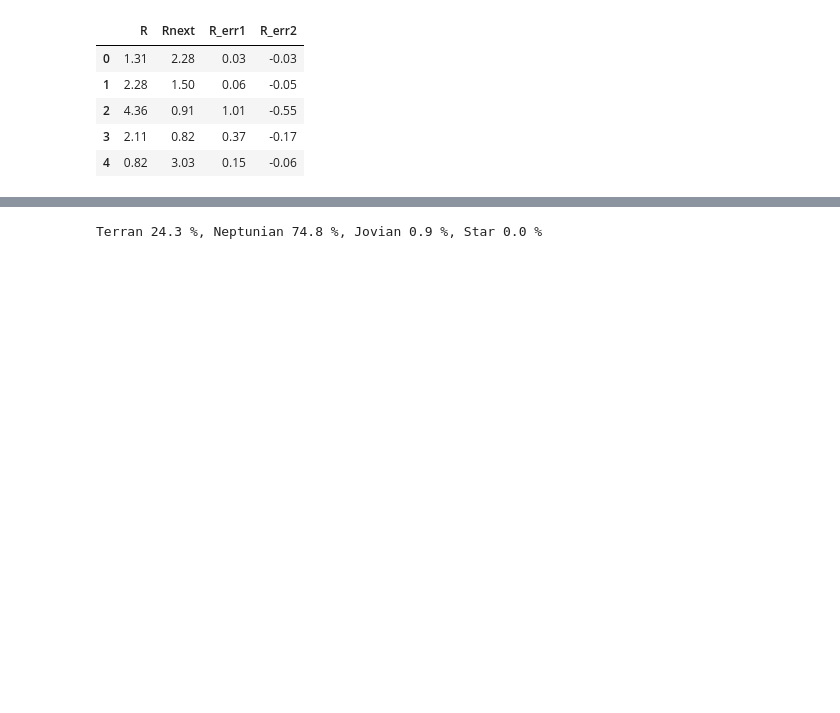
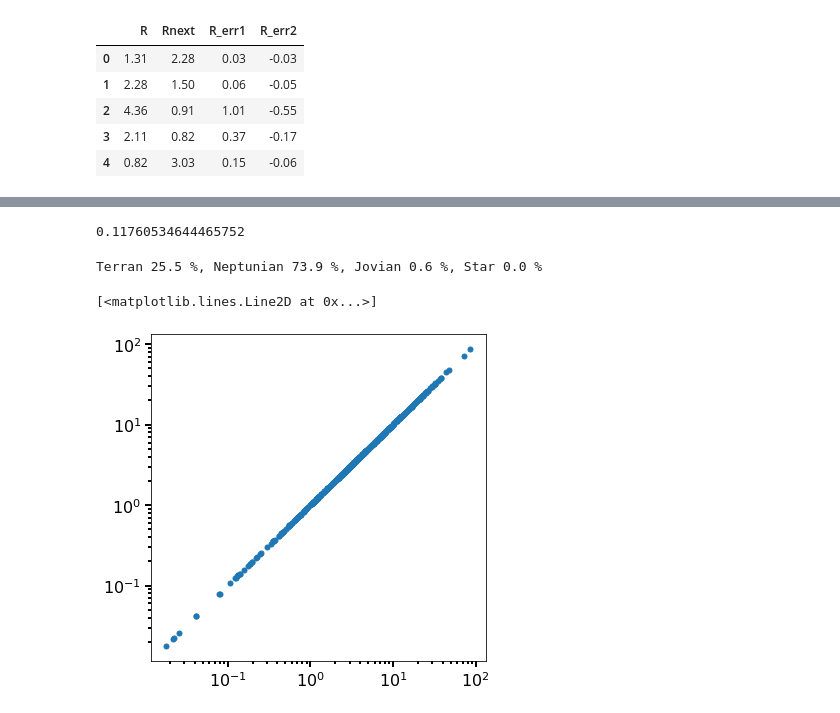
Before and after one commit to dtamayo/exomasses, a Jupyter notebook: reproduceWeiss18.ipynb, the cells around one changed output, grey strips where cells are left out. Cells and saved outputs as stored; diff of their text form; code cells hidden in the pictures; blank space fills up the shorter version.

```diff
--- a/reproduceWeiss18.ipynb
+++ b/reproduceWeiss18.ipynb
@@ -142,11 +143,23 @@ Text(0.3,6,'Pearson R = 0.54')
 import sys
 sys.path.append('../forecaster')
 import mr_forecast as mr
-# %%
-M = mr.Rpost2M(adj['R'], unit='Earth', classify='Yes')
-Mnext = M
-# %% [output]
-Terran 24.3 %, Neptunian 74.8 %, Jovian 0.9 %, Star 0.0 %
+# %%
+random.normal(0, sigma, 1)[0]
+# %% [output]
+0.11760534644465752
+# %%
+Mspread = 0.
+M = mr.Rpost2M(adj['R'], unit='Earth', classify='Yes')
+M = M[M < 100] # exclude jupiters+
+Mnext = np.array([max(0.1*m, random.normal(m, Mspread*m, 1)[0]) for m in M])
+# %% [output]
+Terran 25.5 %, Neptunian 73.9 %, Jovian 0.6 %, Star 0.0 %
+# %%
+fig, ax = plt.subplots()
+ax.loglog(M, Mnext, '.')
+# %% [output]
+[<matplotlib.lines.Line2D at 0x...>]
+[figure, added]
 # %%
 R = mr.Mpost2R(M, unit='Earth', classify='Yes')
 Rnext = mr.Mpost2R(Mnext, unit='Earth', classify='Yes')
```
Also changed, not shown: parts of 7 cells of this notebook, 2 other files.
